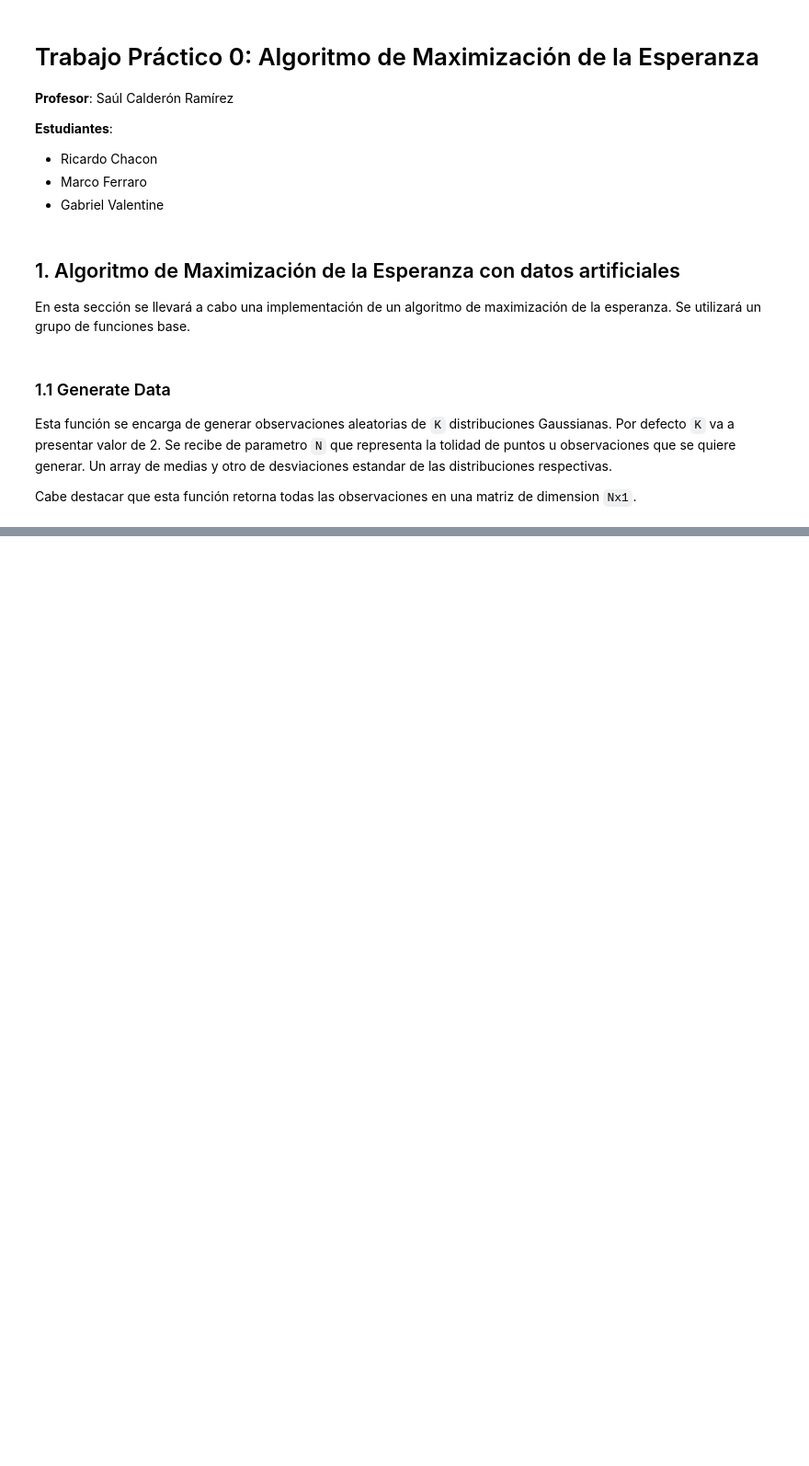
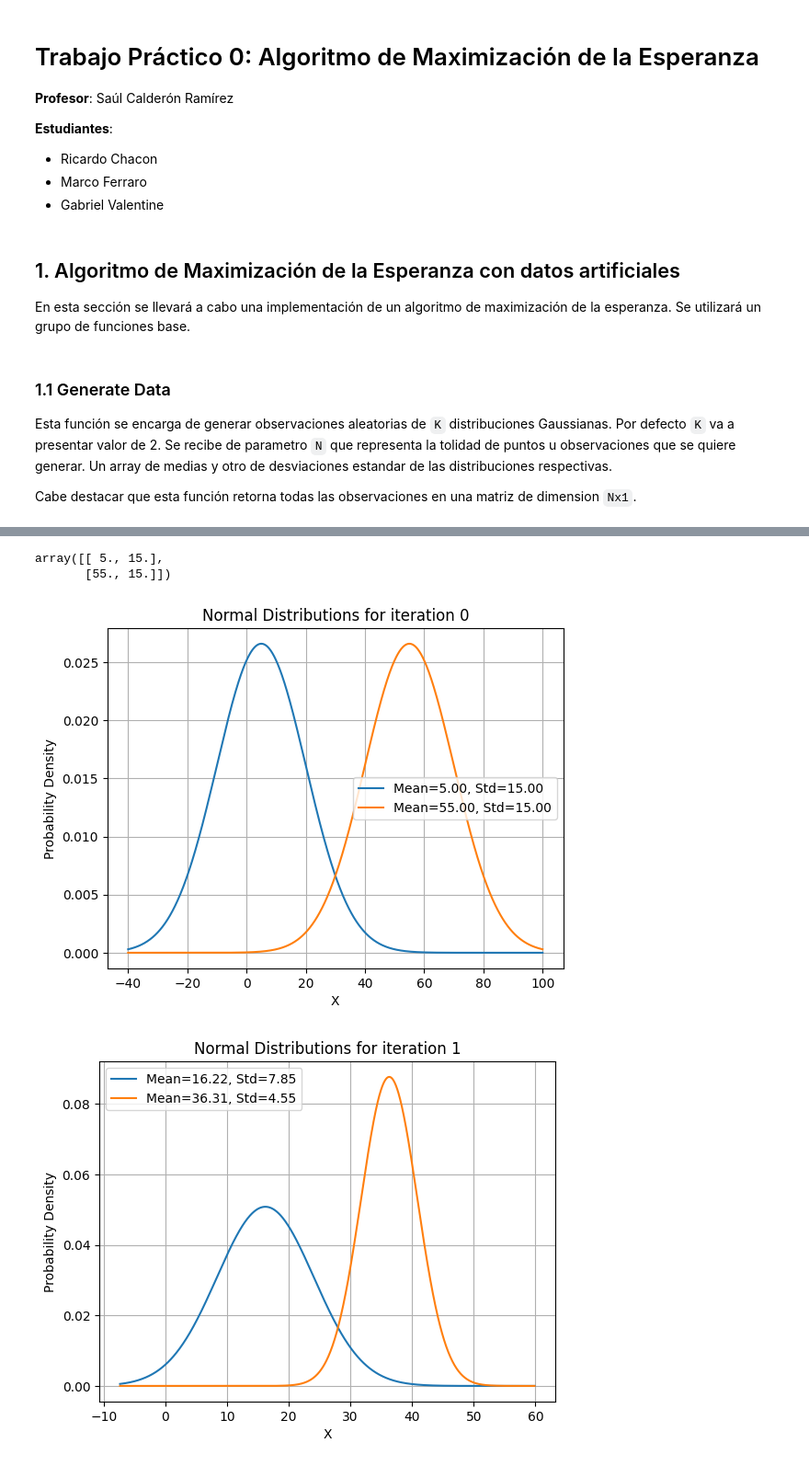
Before and after one commit to mantofer02/DataScienceBootcamp, a Jupyter notebook: FUNDATEC/Estadistica/Tareas/0/TP0_Gabriel_Marco_Ricardo.ipynb, the cells around one changed output, grey strips where cells are left out. Shown at 92% size. Cells and saved outputs as stored; diff of their text form; code cells hidden in the pictures; blank space fills up the shorter version.

```diff
--- a/FUNDATEC/Estadistica/Tareas/0/TP0_Gabriel_Marco_Ricardo.ipynb
+++ b/FUNDATEC/Estadistica/Tareas/0/TP0_Gabriel_Marco_Ricardo.ipynb
@@ -314,0 +367,35 @@ for i in range(EPOCHS):
+# %%
+import numpy as np
+
+def init_fixed_parameters(K, mean_values=None, std_value=15.0):
+    if mean_values is None:
+        mean_values = [1.0] * K
+
+    means = np.array(mean_values)
+    stds = np.full(K, std_value)
+
+    P = np.column_stack((means, stds)).tolist()
+
+    return P
+# %%
+
+mean_values = [5.0, 55.0]
+
+P = init_fixed_parameters(K=K, mean_values=mean_values)
+P = np.array(P)
+
+
+P
+# %% [output]
+array([[ 5., 15.],
+       [55., 15.]])
+# %%
+plot_multiple_normal_distributions(means=P[:, 0], stds=P[:, 1])
+
+for i in range(EPOCHS):
+    membership_matrix = calculate_membership_dataset(X, P)
+    P = recalculate_parameters(X, membership_matrix)
+    plot_multiple_normal_distributions(means=P[:, 0], stds=P[:, 1], it=i + 1)
+# %% [output]
+[figure, added]
+[figure, added]
```
Also changed, not shown: parts of 26 cells of this notebook, 2 other files.
